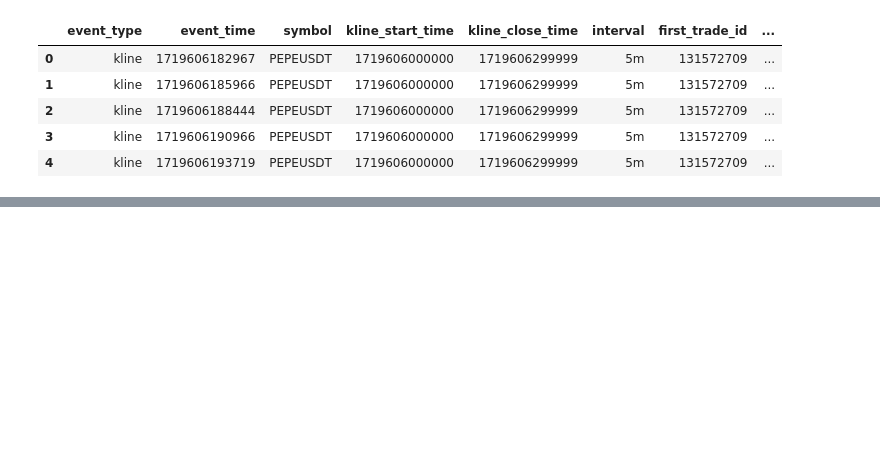
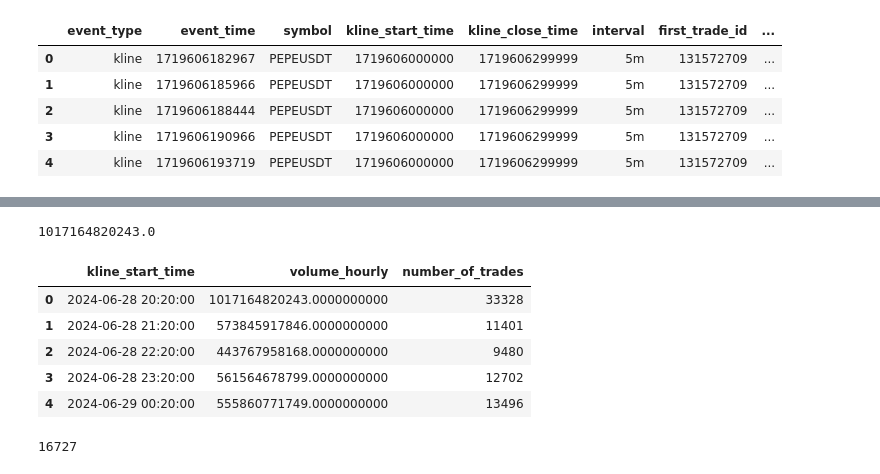
Before and after one commit to reha-hazir/real-time-trading-data-analysis, a Jupyter notebook: data_analytics/analysis/another_approach.ipynb, the cells around one changed output, grey strips where cells are left out. Cells and saved outputs as stored; diff of their text form; code cells hidden in the pictures; blank space fills up the shorter version.

```diff
--- a/data_analytics/analysis/another_approach.ipynb
+++ b/data_analytics/analysis/another_approach.ipynb
@@ -58,3 +69,7 @@ split_index = 52043
 df = df.iloc[:split_index]
 # %%
 df.to_csv("../datasets/processed/pepeusdt_5m_annotation.csv", index=False)
+# %%
+split_index = 52043
+df1 = df.iloc[:split_index]
+df2 = df.iloc[split_index:]
@@ -60,0 +79,38 @@ df.to_csv("../datasets/processed/pepeusdt_5m_annotation.csv", index=False)
+# %%
+df1.head(12)['volume'].sum()
+# %% [output]
+1017164820243.0
+# %%
+num_chunks = len(df1) // 12
+
+summed_volumes = []
+summed_nots = []
+start_indices = []
+
+for i in range(num_chunks):
+    start_index = i * 12
+    end_index = start_index + 12
+    summed_volume = df1.iloc[start_index:end_index]['volume'].sum()
+    summed_not = df1.iloc[start_index:end_index]['number_of_trades'].sum()
+    summed_volumes.append(summed_volume)
+    summed_nots.append(summed_not)
+    start_indices.append(df1.iloc[start_index]['kline_start_time'])
+
+new_df1 = pd.DataFrame({
+    'kline_start_time': start_indices,
+    'volume_hourly': summed_volumes,
+    'number_of_trades': summed_nots
+})
+
+new_df1.head()
+# %% [output]
+|  | kline_start_time | volume_hourly | number_of_trades |
+| 0 | 2024-06-28 20:20:00 | 1017164820243.0000000000 | 33328 |
+| 1 | 2024-06-28 21:20:00 | 573845917846.0000000000 | 11401 |
+| 2 | 2024-06-28 22:20:00 | 443767958168.0000000000 | 9480 |
+| 3 | 2024-06-28 23:20:00 | 561564678799.0000000000 | 12702 |
+| 4 | 2024-06-29 00:20:00 | 555860771749.0000000000 | 13496 |
+# %%
+df2.head(12)['number_of_trades'].sum()
+# %% [output]
+16727
```
Also changed, not shown: parts of 7 cells of this notebook, 6 other files.
